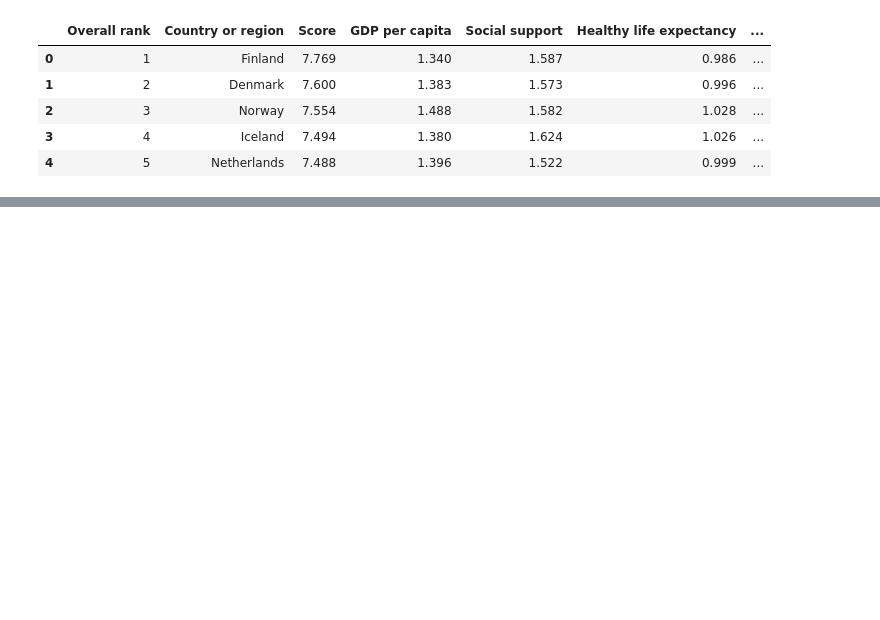
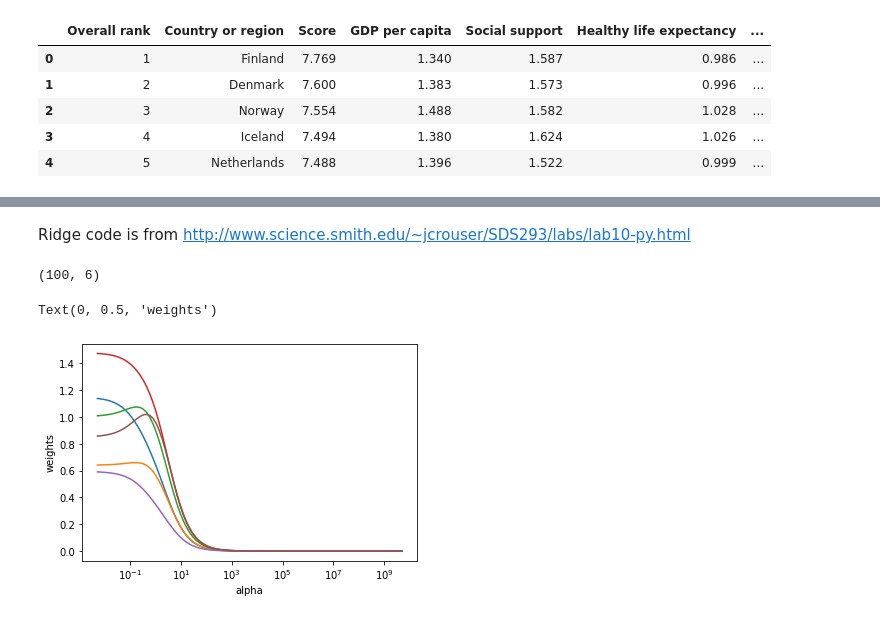
Before and after one commit to flikrama/UH-SPE-ML-Bootcamp-Team4-Project1, a Jupyter notebook: Project_1.ipynb, the cells around one changed output, grey strips where cells are left out. Saved outputs shown, nothing was run; the diff lists cells and outputs as text; code cells hidden in the pictures; blank space fills up the shorter version.

```diff
--- a/Project_1.ipynb
+++ b/Project_1.ipynb
@@ -425,0 +657,2 @@ Generosity                 0.57   0.19
+# %% [markdown]
+Ridge code is from http://www.science.smith.edu/~jcrouser/SDS293/labs/lab10-py.html
@@ -425,0 +665,27 @@ Generosity                 0.57   0.19
+# %%
+X = df.drop(['Country or Region','Happiness Score','Happiness Rank','Year'], axis = 1)
+y = df['Happiness Score']
+# %%
+alphas = 10**np.linspace(10,-2,100)*0.5
+# %%
+ridge = Ridge(normalize = True)
+coefs = []
+
+for a in alphas:
+    ridge.set_params(alpha = a)
+    ridge.fit(X, y)
+    coefs.append(ridge.coef_)
+
+np.shape(coefs)
+# %% [output]
+(100, 6)
+# %%
+ax = plt.gca()
+ax.plot(alphas, coefs)
+ax.set_xscale('log')
+plt.axis('tight')
+plt.xlabel('alpha')
+plt.ylabel('weights')
+# %% [output]
+Text(0, 0.5, 'weights')
+[figure, added]
```
Also changed, not shown: parts of 123 cells of this notebook.
